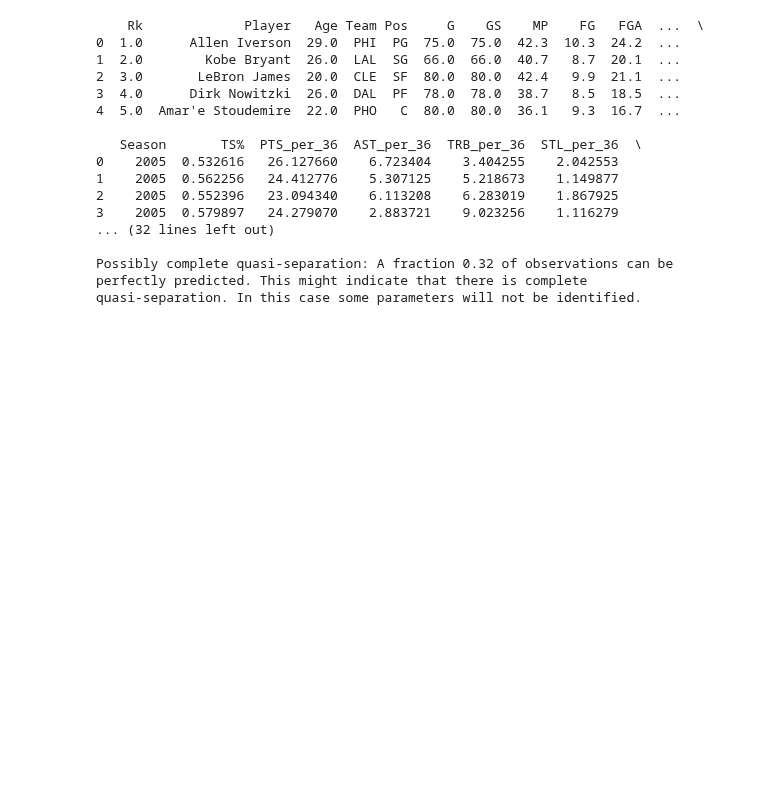
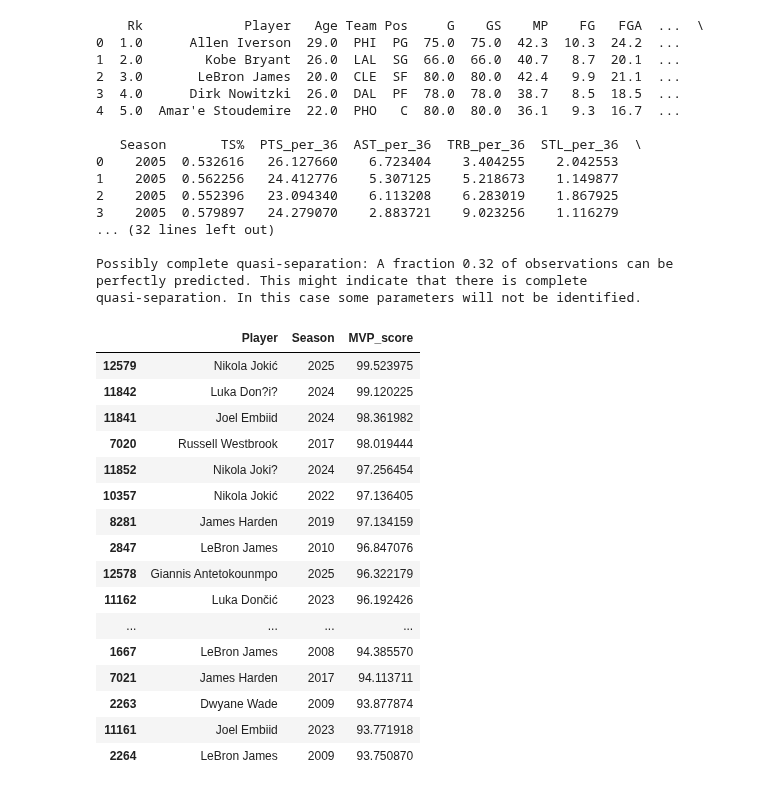
Before and after one commit to maadmaaax/Project_NBA_GroupM, a Jupyter notebook: Analyse_Principale.ipynb, the cells around one changed output. Drawn from its saved outputs; the diff is of its cells as text; code cells hidden in the pictures; blank space fills up the shorter version.

```diff
--- a/Analyse_Principale.ipynb
+++ b/Analyse_Principale.ipynb
@@ -496,6 +496,27 @@ print(MVP1_norm.summary())
 Possibly complete quasi-separation: A fraction 0.32 of observations can be
 perfectly predicted. This might indicate that there is complete
 quasi-separation. In this case some parameters will not be identified.
+# %%
+sorted_mvp_scores = MVP_score.sort_values(by='MVP_score', ascending=False)
+display(sorted_mvp_scores[['Player', 'Season', 'MVP_score']].head(20))
+# %% [output]
+|  | Player | Season | MVP_score |
+| 12579 | Nikola Jokić | 2025 | 99.523975 |
+| 11842 | Luka Don?i? | 2024 | 99.120225 |
+| 11841 | Joel Embiid | 2024 | 98.361982 |
+| 7020 | Russell Westbrook | 2017 | 98.019444 |
+| 11852 | Nikola Joki? | 2024 | 97.256454 |
+| 10357 | Nikola Jokić | 2022 | 97.136405 |
+| 8281 | James Harden | 2019 | 97.134159 |
+| 2847 | LeBron James | 2010 | 96.847076 |
+| 12578 | Giannis Antetokounmpo | 2025 | 96.322179 |
+| 11162 | Luka Dončić | 2023 | 96.192426 |
+| ... | ... | ... | ... |
+| 1667 | LeBron James | 2008 | 94.385570 |
+| 7021 | James Harden | 2017 | 94.113711 |
+| 2263 | Dwyane Wade | 2009 | 93.877874 |
+| 11161 | Joel Embiid | 2023 | 93.771918 |
+| 2264 | LeBron James | 2009 | 93.750870 |
 # %%
 #Getting the actual team composition for 2025-2026
 
```
